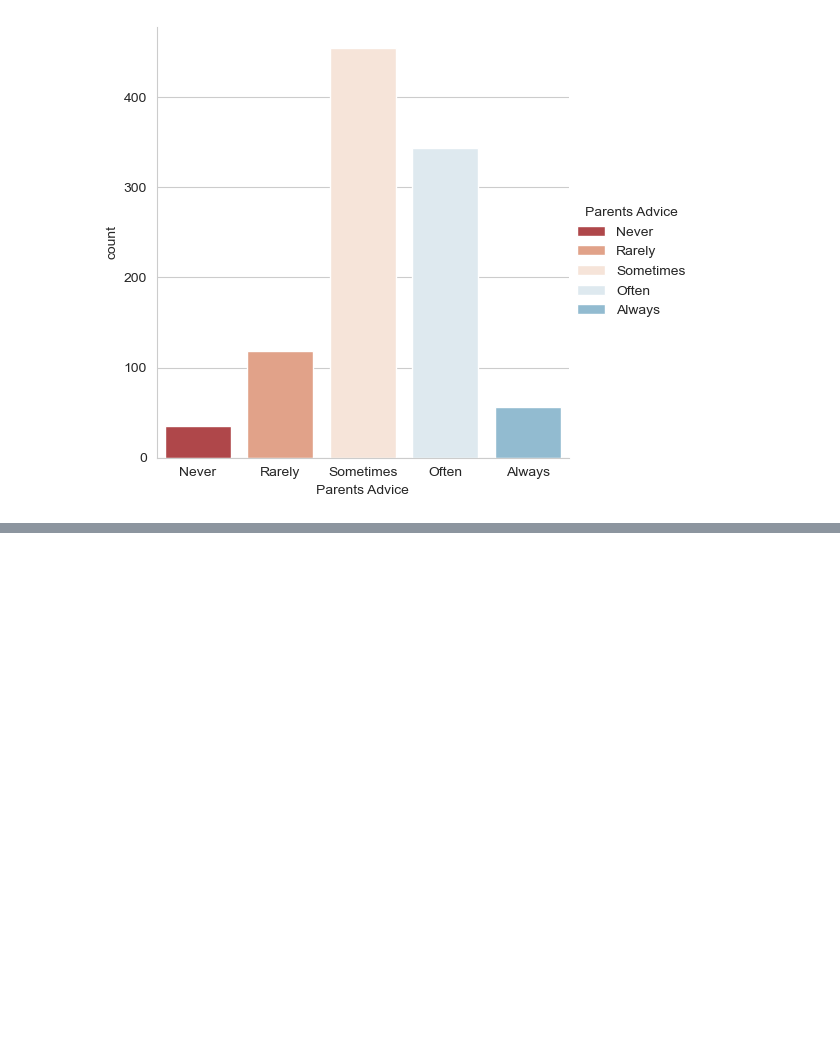
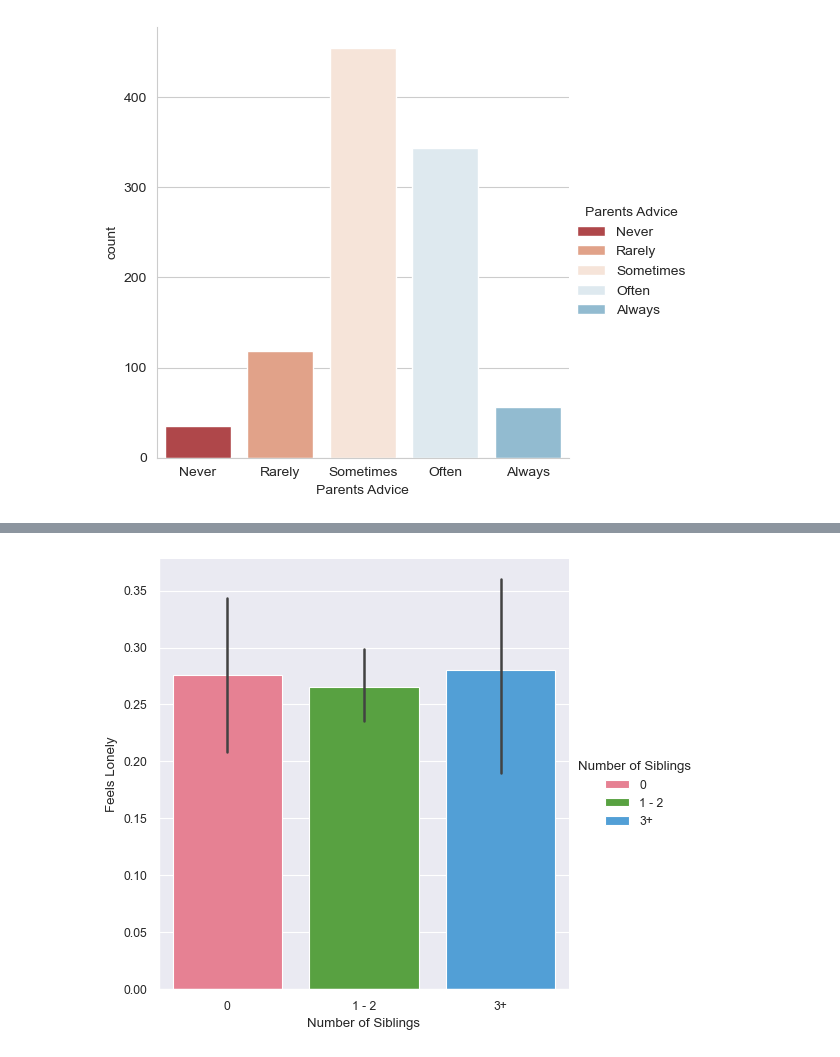
Before and after one commit to aziscript/Python-for-data-analysis, a Jupyter notebook: dataVizSeaborn.ipynb, the cells around one changed output, grey strips where cells are left out. Drawn from its saved outputs; the diff is of its cells as text; code cells hidden in the pictures; blank space fills up the shorter version.

Commit message:
Updated dataVizSeaborn

```diff
--- a/dataVizSeaborn.ipynb
+++ b/dataVizSeaborn.ipynb
@@ -933,0 +954,15 @@ plt.show()
+# %%
+# Create a mapping dictionary
+sibling_map = {
+    0.0: "0",
+    1.0: "1 - 2",
+    2.0: "1 - 2",
+    3.0: "3+",
+    4.0: "3+",
+    5.0: "3+"
+}
+
+# Use .map() to create the new column
+survey_data['Number of Siblings'] = survey_data['Siblings'].map(sibling_map)
+
+survey_data.head()
@@ -933,0 +977,9 @@ plt.show()
+# %%
+# Create a dictionary to map the numeric values to text
+lonely_map = {1:False, 2:False, 3:False, 4:True, 5:True}
+
+# Add a new column to the DataFrame using the map function
+survey_data['Feels Lonely'] = survey_data['Loneliness'].map(lonely_map)
+
+# Show the updated DataFrame
+survey_data.head()
@@ -933,0 +994,22 @@ plt.show()
+# %%
+# Change the context to "talk" for larger text and elements
+sns.set_context("paper")
+
+# Define the correct order for the categories
+siblings_order = ["0", "1 - 2", "3+"]
+
+# Create a bar plot with the specified order for both x-axis and hue
+sns.catplot(
+    x="Number of Siblings",     # x-axis variable
+    y="Feels Lonely",           # y-axis variable
+    data=survey_data,           # Data source
+    hue="Number of Siblings",   # Hue variable
+    kind="bar",                 # Type of plot
+    order=siblings_order,       # Set the x-axis order
+    hue_order=siblings_order    # Set the hue legend order
+)
+
+# Show the plot
+plt.show()
+# %% [output]
+[figure, added]
```
Also changed, not shown: parts of 23 cells of this notebook.
